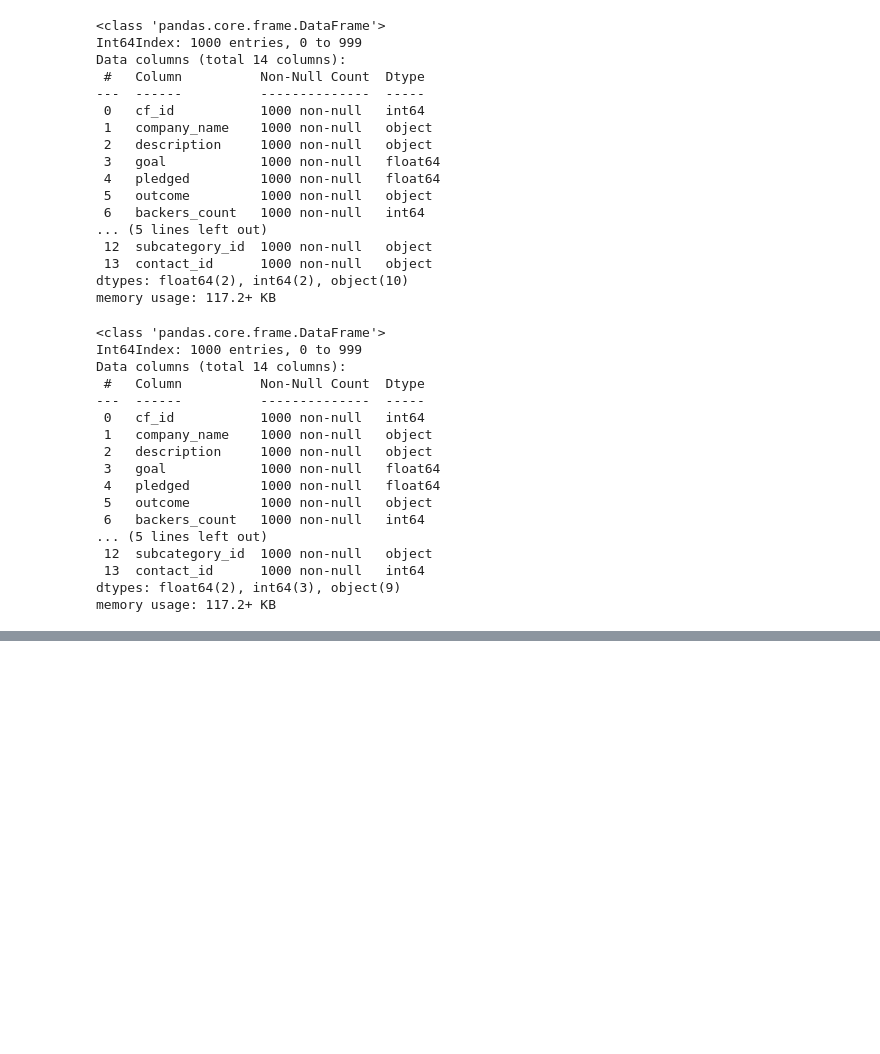
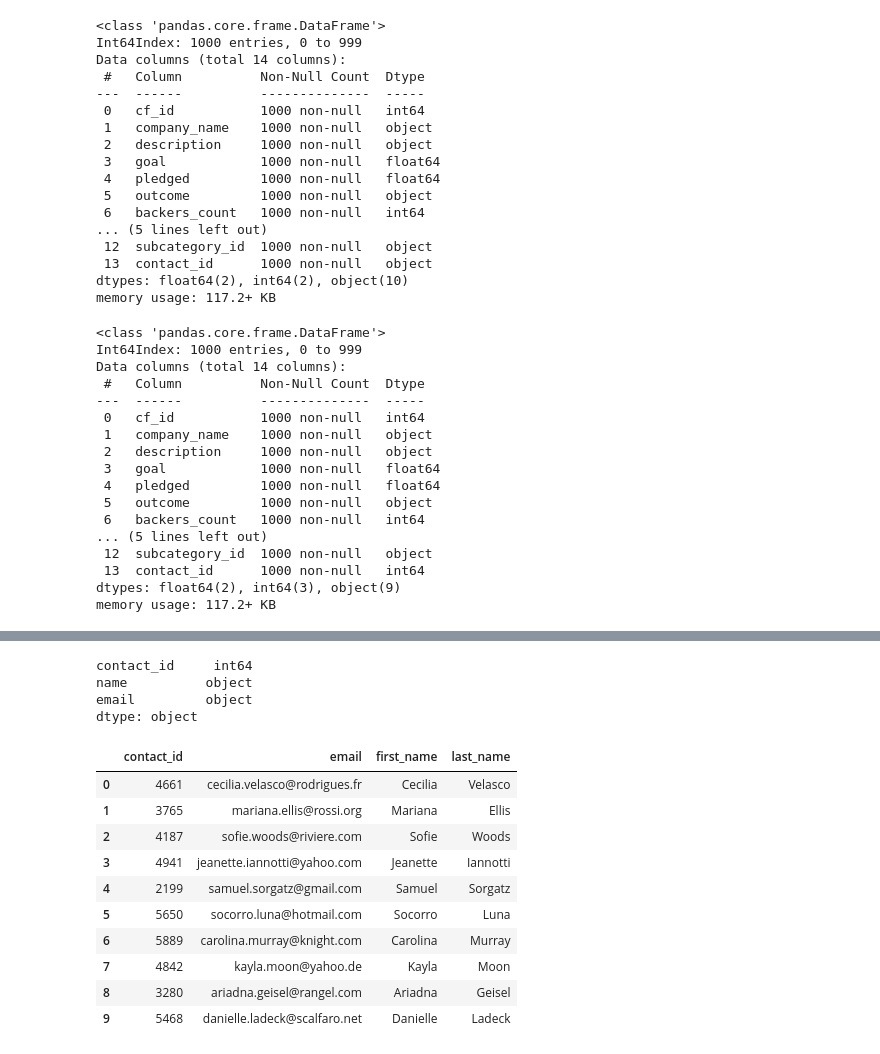
Before and after one commit to rajeev-t/crowdfunding-etl, a Jupyter notebook: data-extraction.ipynb, the cells around one changed output, grey strips where cells are left out. Saved outputs shown, nothing was run; the diff lists cells and outputs as text; code cells hidden in the pictures; blank space fills up the shorter version.

Commit message:
exported a cleaned contacts df

```diff
--- a/data-extraction.ipynb
+++ b/data-extraction.ipynb
@@ -359,3 +360,7 @@ campaign_cleaned.head()
 # %%
 # export the campaign_cleaned df as a csv
 campaign_cleaned.to_csv("campaign.csv", encoding='utf8', index="False")
+# %%
+# Extract the four-digit contact ID number and add it to a new column in the contact_info DataFrame.
+contact_info_df["contact_id"] = [contact_info[15:19] for contact_info in contact_info_df["contact_info"].values]
+contact_info_df.head()
@@ -361,0 +374,6 @@ campaign_cleaned.to_csv("campaign.csv", encoding='utf8', index="False")
+# %%
+# Get the data from the first row and convert it to a dictionary.
+first_row = contact_info_df.iloc[0]['contact_info']
+converted_data = json.loads(first_row)
+for k, v in converted_data.items():
+    print(k,v)
@@ -361,0 +384,14 @@ campaign_cleaned.to_csv("campaign.csv", encoding='utf8', index="False")
+# %%
+# Iterate through the contact_info_df and convert each row to a dictionary.
+dict_values = []
+for i, row in contact_info_df.iterrows():
+    # Get the data first item in each row.
+    data = row['contact_info']
+    converted_data = json.loads(data)
+    # Iterate through each dictionary (row) and get the values for each row using list comprehension.
+    row_values = [v for k, v in converted_data.items()]
+    # Append the list of values for each row to a new list.
+    dict_values.append(row_values)
+
+# Print out the list of values for each row.
+print(dict_values)
@@ -361,0 +400,4 @@ campaign_cleaned.to_csv("campaign.csv", encoding='utf8', index="False")
+# %%
+# Create a contact_info DataFrame and add each list of values, i.e., each row to the 'contact_id', 'name', 'email' columns.
+contacts_df = pd.DataFrame(dict_values, columns=['contact_id', 'name', 'email'])
+contacts_df.head()
@@ -361,0 +411,27 @@ campaign_cleaned.to_csv("campaign.csv", encoding='utf8', index="False")
+# %%
+# inspect contacts_df's datatypes
+contacts_df.dtypes
+# %% [output]
+contact_id     int64
+name          object
+email         object
+dtype: object
+# %%
+# Create a "first"name" and "last_name" column with the first and last names from the "name" column.
+contacts_df[["first_name","last_name"]] = contacts_df["name"].str.split(' ', n=1, expand=True)
+
+# Drop the name column.
+contacts_df_clean = contacts_df.drop(['name'], axis=1)
+contacts_df_clean.head(10)
+# %% [output]
+|  | contact_id | email | first_name | last_name |
+| 0 | 4661 | cecilia.velasco@rodrigues.fr | Cecilia | Velasco |
+| 1 | 3765 | mariana.ellis@rossi.org | Mariana | Ellis |
+| 2 | 4187 | sofie.woods@riviere.com | Sofie | Woods |
+| 3 | 4941 | jeanette.iannotti@yahoo.com | Jeanette | Iannotti |
+| 4 | 2199 | samuel.sorgatz@gmail.com | Samuel | Sorgatz |
+| 5 | 5650 | socorro.luna@hotmail.com | Socorro | Luna |
+| 6 | 5889 | carolina.murray@knight.com | Carolina | Murray |
+| 7 | 4842 | kayla.moon@yahoo.de | Kayla | Moon |
+| 8 | 3280 | ariadna.geisel@rangel.com | Ariadna | Geisel |
+| 9 | 5468 | danielle.ladeck@scalfaro.net | Danielle | Ladeck |
```
Also changed, not shown: parts of 6 cells of this notebook, 1 other file.
